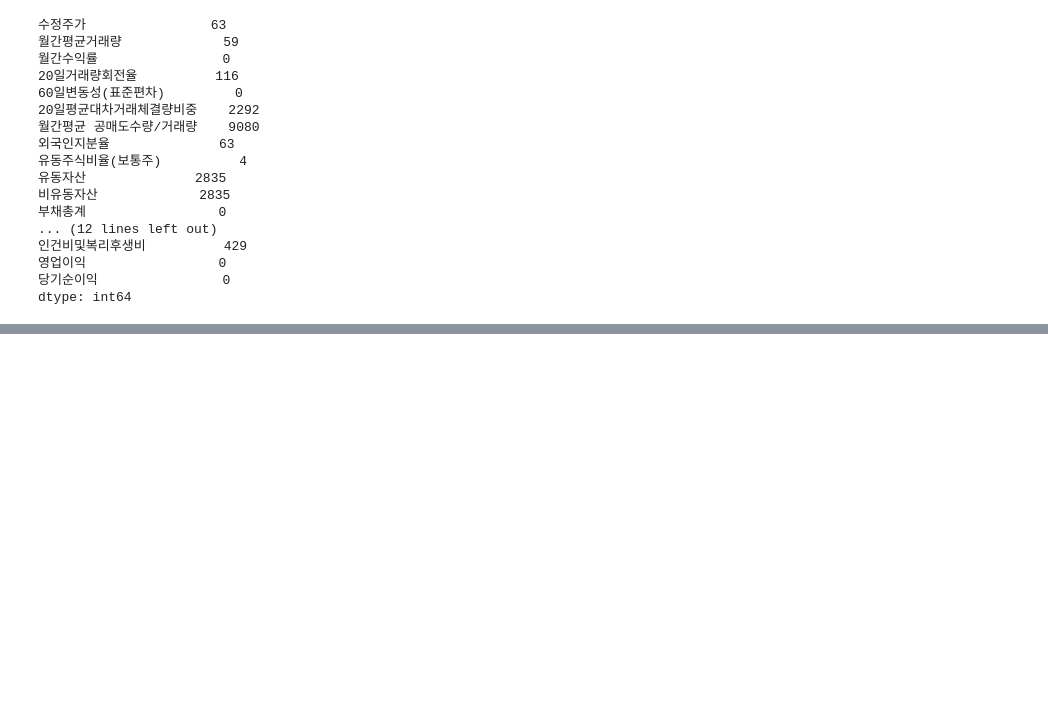
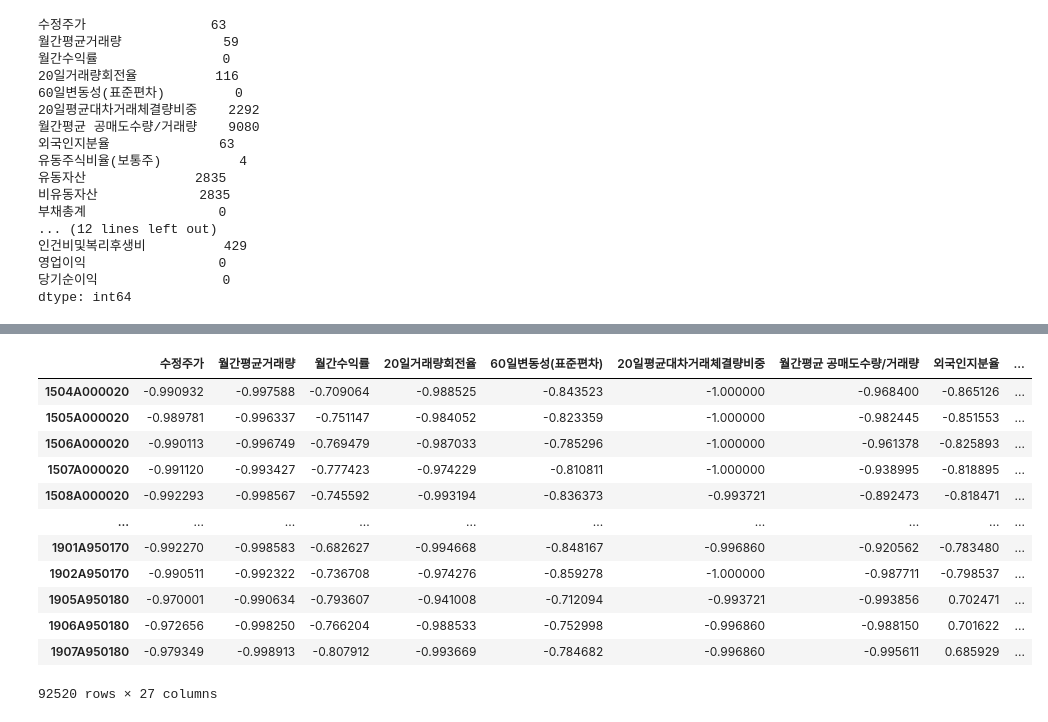
Before and after one commit to kilingki/Quant_ML_Project, a Jupyter notebook: KQR_Project.ipynb, the cells around one changed output, grey strips where cells are left out. Cells and saved outputs as stored; diff of their text form; code cells hidden in the pictures; blank space fills up the shorter version.

```diff
--- a/KQR_Project.ipynb
+++ b/KQR_Project.ipynb
@@ -161,9 +197,9 @@ all_input.drop(['비지배주주지분'], axis='columns', inplace=True)
 num_input -= 1 # Input 수 재설정
 
 # 2번째로 NaN 값이 제일 많은 Column (기타포괄이익누계액)이 NaN인 Row 제거
-all_input_1 = all_input[pd.notnull(all_input['기타포괄이익누계액'])]
+all_input = all_input[pd.notnull(all_input['기타포괄이익누계액'])]
 
-all_input_1.isnull().sum() # NaN 값이 특정 Row에 몰려 있음을 확인할 수 있다.
+all_input.isnull().sum() # NaN 값이 특정 Row에 몰려 있음을 확인할 수 있다.
 # %% [output]
 수정주가                63
 월간평균거래량             59
@@ -188,0 +221,6 @@ all_input_1.shape # NaN 값의 수가 Column 당 전체 Row의 10% 이내
+# %%
+# 나머지 NaN 값을 해당 Column의 평균으로 채운다
+# 모델 성능 저하 요소
+for column in all_input.columns:
+  all_input[column].fillna(all_input[column].mean(), inplace=True)
+all_input.isnull().sum()
@@ -188,0 +245,23 @@ all_input_1.shape # NaN 값의 수가 Column 당 전체 Row의 10% 이내
+# %%
+# 전처리 4: Data Normalization
+# Column별로 -1 ~ 1 범위로 맞춰준다.
+from sklearn.preprocessing import MinMaxScaler
+scaler = MinMaxScaler(feature_range=(-1, 1))
+scaler.fit(all_input)
+all_input_1 = pd.DataFrame(scaler.transform(all_input), columns=all_input.columns)
+all_input_1.index = all_input.index
+all_input_1
+# %% [output]
+|  | 수정주가 | 월간평균거래량 | 월간수익률 | 20일거래량회전율 | 60일변동성(표준편차) | 20일평균대차거래체결량비중 | 월간평균 공매도수량/거래량 | 외국인지분율 | ... |
+| 1504A000020 | -0.990932 | -0.997588 | -0.709064 | -0.988525 | -0.843523 | -1.000000 | -0.968400 | -0.865126 | ... |
+| 1505A000020 | -0.989781 | -0.996337 | -0.751147 | -0.984052 | -0.823359 | -1.000000 | -0.982445 | -0.851553 | ... |
+| 1506A000020 | -0.990113 | -0.996749 | -0.769479 | -0.987033 | -0.785296 | -1.000000 | -0.961378 | -0.825893 | ... |
+| 1507A000020 | -0.991120 | -0.993427 | -0.777423 | -0.974229 | -0.810811 | -1.000000 | -0.938995 | -0.818895 | ... |
+| 1508A000020 | -0.992293 | -0.998567 | -0.745592 | -0.993194 | -0.836373 | -0.993721 | -0.892473 | -0.818471 | ... |
+| ... | ... | ... | ... | ... | ... | ... | ... | ... | ... |
+| 1901A950170 | -0.992270 | -0.998583 | -0.682627 | -0.994668 | -0.848167 | -0.996860 | -0.920562 | -0.783480 | ... |
+| 1902A950170 | -0.990511 | -0.992322 | -0.736708 | -0.974276 | -0.859278 | -1.000000 | -0.987711 | -0.798537 | ... |
+| 1905A950180 | -0.970001 | -0.990634 | -0.793607 | -0.941008 | -0.712094 | -0.993721 | -0.993856 | 0.702471 | ... |
+| 1906A950180 | -0.972656 | -0.998250 | -0.766204 | -0.988533 | -0.752998 | -0.996860 | -0.988150 | 0.701622 | ... |
+| 1907A950180 | -0.979349 | -0.998913 | -0.807912 | -0.993669 | -0.784682 | -0.996860 | -0.995611 | 0.685929 | ... |
+92520 rows × 27 columns
```
Also changed, not shown: parts of 6 cells of this notebook.
